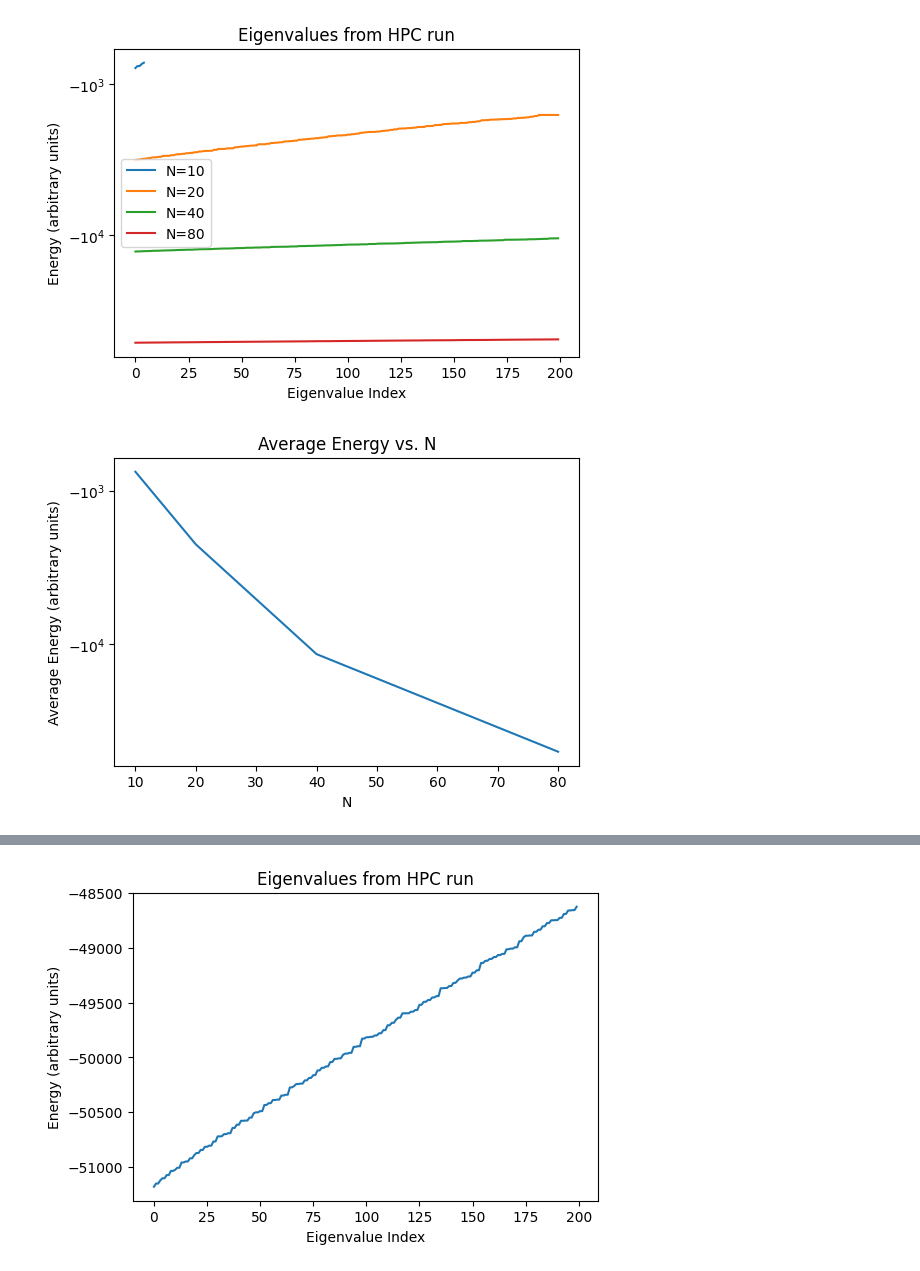
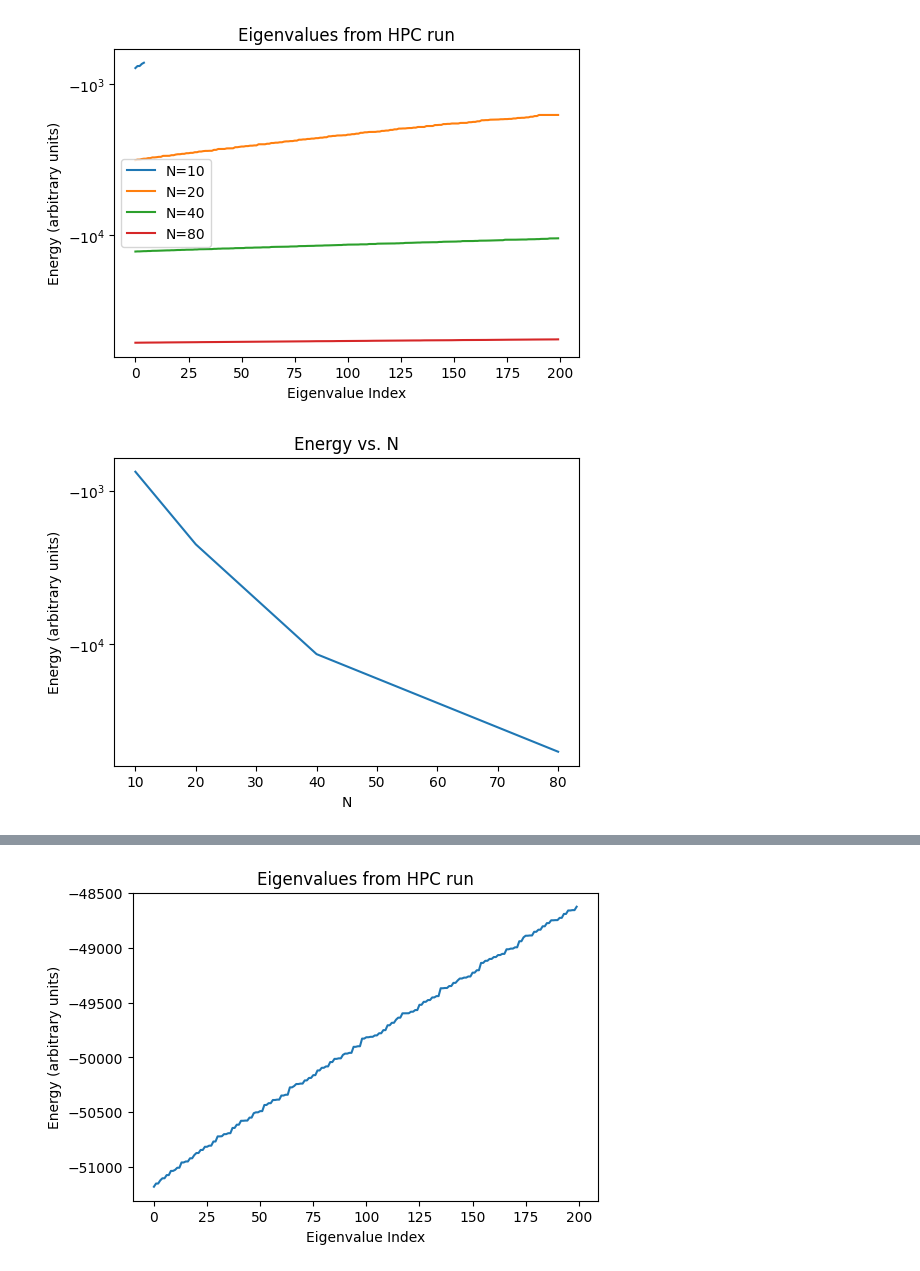
Before and after one commit to skbham/quantum-eigen, a Jupyter notebook: src/analysis.ipynb, the cells around one changed output, grey strips where cells are left out. Saved outputs shown, nothing was run; the diff lists cells and outputs as text; code cells hidden in the pictures.

```diff
--- a/src/analysis.ipynb
+++ b/src/analysis.ipynb
@@ -34,21 +34,21 @@ plt.show()
 # %%
 
 plt.figure(figsize=(6,4))
 
 NArr = np.array([10,20,40,80])
 energyArr = np.zeros(4)
 
 for i in range(len(NArr)):
     N = NArr[i]
     data = np.loadtxt(f'/home/biscuit/Documents/utd/phys5v48/phys5v48hw/hw2/quantum-eigen/output/outputMultNHarmonic100/eigs_N{N}.txt')
     energyArr[i] = np.average(data,axis=0)
 
 plt.plot(NArr, energyArr, '-')
 #plt.xscale('symlog')
 plt.yscale('symlog')
 plt.xlabel('N')
-plt.ylabel('Average Energy (arbitrary units)')
-plt.title('Average Energy vs. N')
+plt.ylabel('Energy (arbitrary units)')
+plt.title('Energy vs. N')
 plt.show()
 # %% [output]
-[figure, old version]
+[figure, new version]
```
Also changed, not shown: parts of 2 cells of this notebook.
